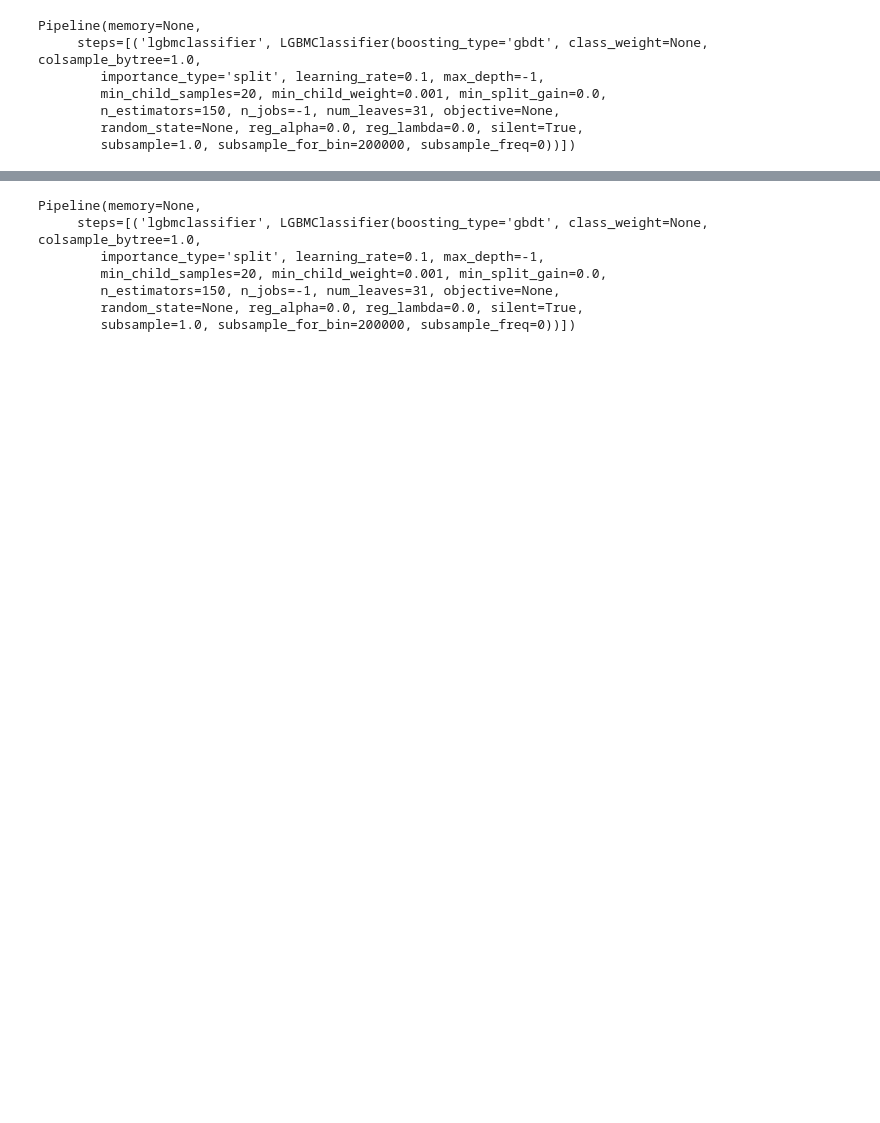
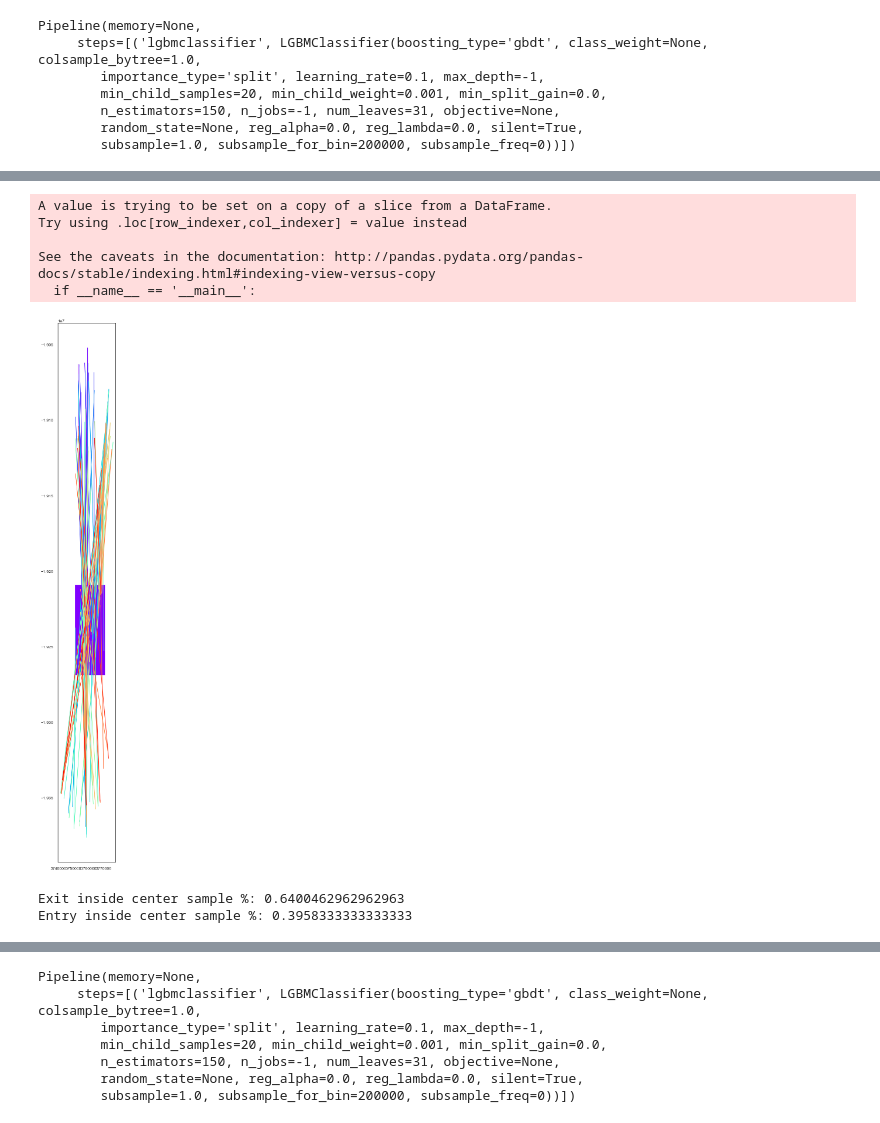
Before and after one commit to jcezarms/ey-nextwave-competition, a Jupyter notebook: notebooks/julio-00.exploratory-data-analysis.ipynb, the cells around one changed output, grey strips where cells are left out. Saved outputs shown, nothing was run; the diff lists cells and outputs as text; code cells hidden in the pictures; blank space fills up the shorter version.

```diff
--- a/notebooks/julio-00.exploratory-data-analysis.ipynb
+++ b/notebooks/julio-00.exploratory-data-analysis.ipynb
@@ -709,0 +781,17 @@ f1_score(dt_test[target], preds)
+# %%
+samples = wrong_preds.sort_values('distance', ascending=False).head(200)
+geoplot(samples)
+# %% [output]
+A value is trying to be set on a copy of a slice from a DataFrame.
+Try using .loc[row_indexer,col_indexer] = value instead
+
+See the caveats in the documentation: http://pandas.pydata.org/pandas-docs/stable/indexing.html#indexing-view-versus-copy
+  if __name__ == '__main__':
+[figure, added]
+# %%
+samples = wrong_preds.sort_values('distance', ascending=False).head(len(wrong_preds)//2).copy()
+print('Exit inside center sample %: {}'.format(len(samples[samples.is_inside_city_exit == 1]) / len(samples)))
+print('Entry inside center sample %: {}'.format(len(samples[samples.is_inside_city_entry == 1]) / len(samples)))
+# %% [output]
+Exit inside center sample %: 0.6400462962962963
+Entry inside center sample %: 0.3958333333333333
```
Also changed, not shown: parts of 42 cells of this notebook.
